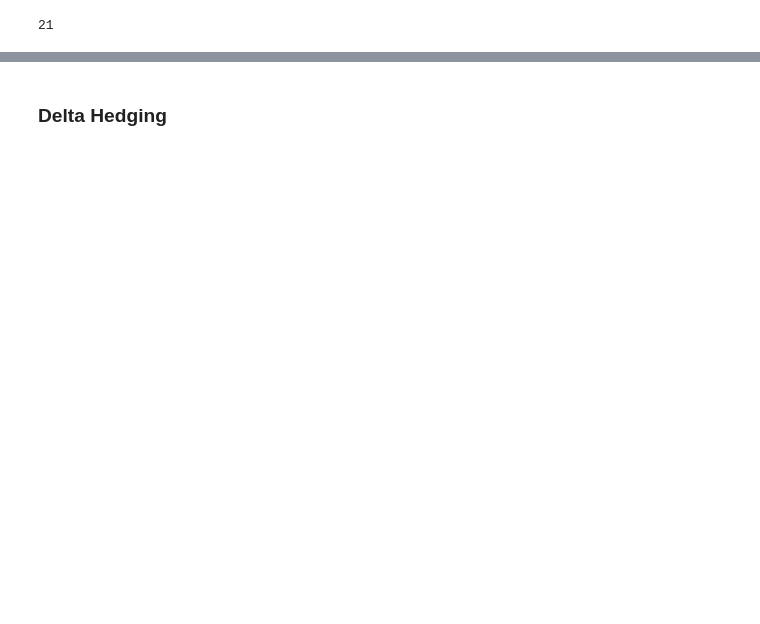
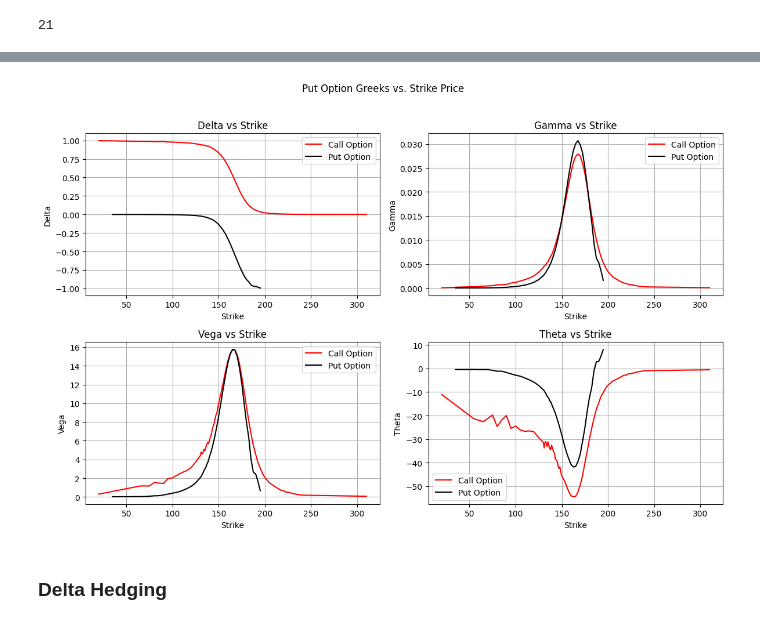
Before and after one commit to AayushKhandekar/Mini-Projects, a Jupyter notebook: Pricing and Risk Analysis of Equity Options Using the Black-Scholes Model and Option Greeks/main.ipynb, the cells around one changed output, grey strips where cells are left out. Drawn from its saved outputs; the diff is of its cells as text; code cells hidden in the pictures; blank space fills up the shorter version.

Commit message:
Pricing and Risk Analysis of Equity Options Using BSM and Option Greeks - updated greek analysis

```diff
--- a/Pricing and Risk Analysis of Equity Options Using the Black-Scholes Model and Option Greeks/main.ipynb
+++ b/Pricing and Risk Analysis of Equity Options Using the Black-Scholes Model and Option Greeks/main.ipynb
@@ -208,2 +172,49 @@ plt.show()
+# %%
+fig, axs = plt.subplots(2, 2, figsize=(12, 8))
+fig.suptitle('Put Option Greeks vs. Strike Price')
+
+calls = options[options['Option'] == 'C']
+puts = options[options['Option'] == 'P']
+
+# Delta
+axs[0, 0].plot(calls['strike'], calls['delta'], label='Call Option', color='red')
+axs[0, 0].plot(puts['strike'], puts['delta'], label='Put Option', color='black')
+axs[0, 0].set_title('Delta vs Strike')
+axs[0, 0].set_xlabel('Strike')
+axs[0, 0].set_ylabel('Delta')
+axs[0, 0].legend()
+axs[0, 0].grid(True)
+
+# Gamma
+axs[0, 1].plot(calls['strike'], calls['gamma'], label='Call Option', color='red')
+axs[0, 1].plot(puts['strike'], puts['gamma'], label='Put Option', color='black')
+axs[0, 1].set_title('Gamma vs Strike')
+axs[0, 1].set_xlabel('Strike')
+axs[0, 1].set_ylabel('Gamma')
+axs[0, 1].legend()
+axs[0, 1].grid(True)
+
+# Vega
+axs[1, 0].plot(calls['strike'], calls['vega'], label='Call Option', color='red')
+axs[1, 0].plot(puts['strike'], puts['vega'], label='Put Option', color='black')
+axs[1, 0].set_title('Vega vs Strike')
+axs[1, 0].set_xlabel('Strike')
+axs[1, 0].set_ylabel('Vega')
+axs[1, 0].legend()
+axs[1, 0].grid(True)
+
+# Theta
+axs[1, 1].plot(calls['strike'], calls['theta'], label='Call Option', color='red')
+axs[1, 1].plot(puts['strike'], puts['theta'], label='Put Option', color='black')
+axs[1, 1].set_title('Theta vs Strike')
+axs[1, 1].set_xlabel('Strike')
+axs[1, 1].set_ylabel('Theta')
+axs[1, 1].legend()
+axs[1, 1].grid(True)
+
+plt.tight_layout(rect=[0, 0, 1, 0.96])  # Adjust for title
+plt.show()
+# %% [output]
+[figure, added]
 # %% [markdown]
 ### Delta Hedging
```
Also changed, not shown: parts of 5 cells of this notebook.
